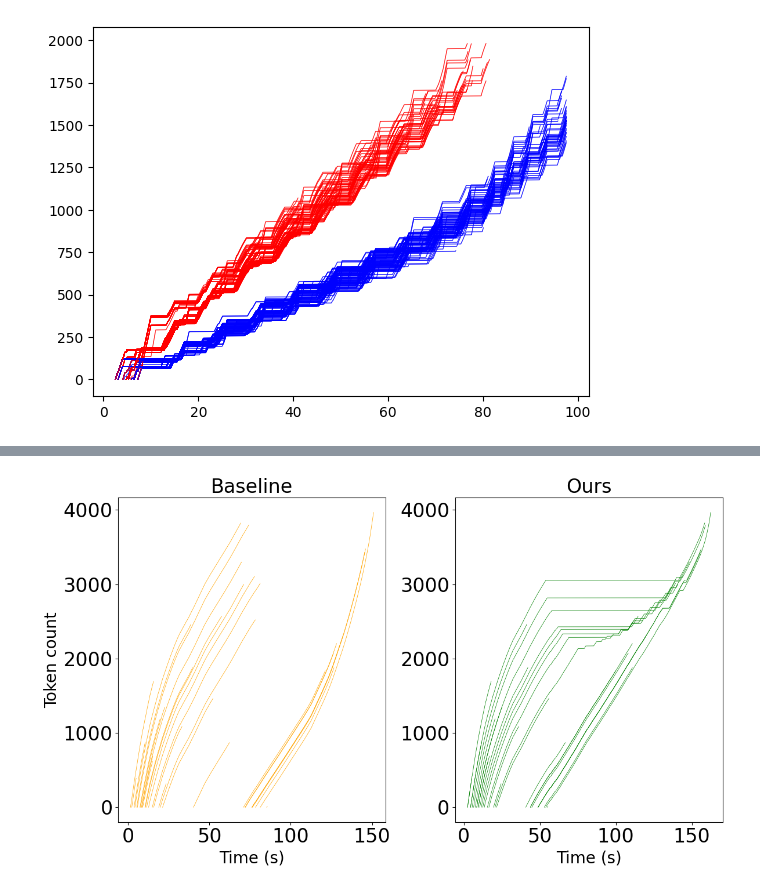
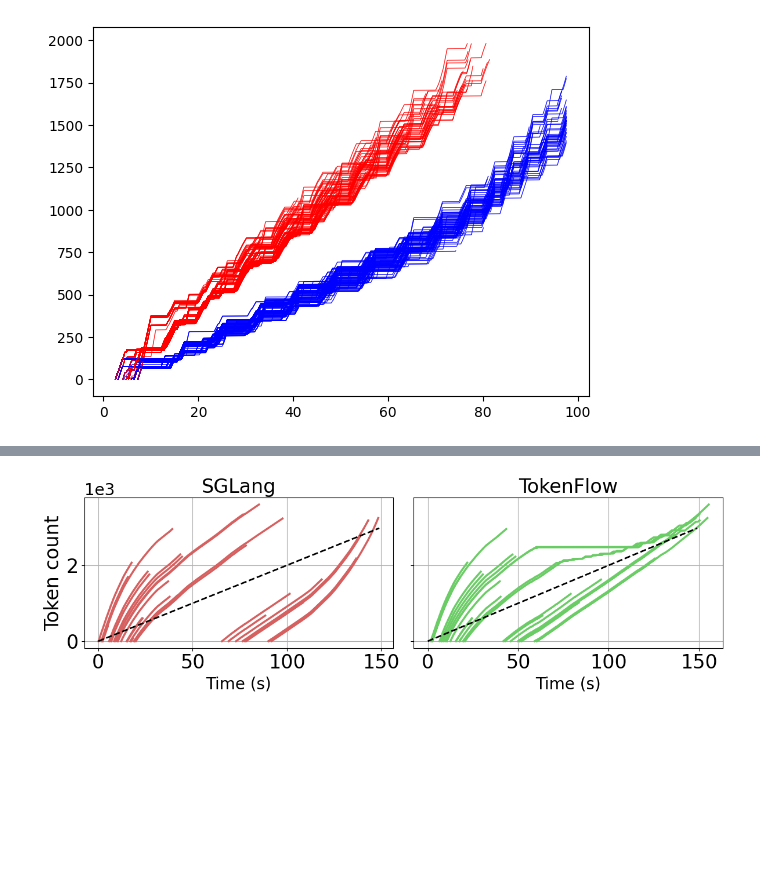
Before and after one commit to flyinglandlord/sglang, a Jupyter notebook: figures/figures.ipynb, the cells around one changed output, grey strips where cells are left out. Saved outputs shown, nothing was run; the diff lists cells and outputs as text; code cells hidden in the pictures; blank space fills up the shorter version.

```diff
--- a/figures/figures.ipynb
+++ b/figures/figures.ipynb
@@ -451,8 +493,13 @@ with open('../exp_result/benchmark_result_custom_poisson300_rate5_512_4096.pkl',
 
 sample_ids = random.sample(range(0, 100), 20)  + random.sample(range(200, 300), 10)
 # sample_ids = list(range(0, 300))
+palette = sns.color_palette("muted", 5)
 
-fig, axs = plt.subplots(1, 2, figsize=(12, 7))  # Slightly smaller figure
+fig, axs = plt.subplots(1, 2, figsize=(12, 4))  # Slightly smaller figure
+axs[0].grid()
+axs[1].grid()
+std = list(range(0, 150))
+std_y = [x * 20 for x in std]
 
 output = outputs_baseline[30]
 cum_itl = [i for i in range(50)]
@@ -466,43 +513,50 @@ for i in sample_ids:
     cum_itl = [0] + np.cumsum(output.itl)
     token_num = list(range(0, len(cum_itl)))
     if output.output_speed < 30:
-        axs[0].plot((output.request_time - min_request_time) + output.ttft + cum_itl, token_num, color='orange', linewidth=0.5)
+        axs[0].plot((output.request_time - min_request_time) + output.ttft + cum_itl, token_num, color=palette[3], linewidth=2.5)
     else:
-        axs[0].plot((output.request_time - min_request_time) + output.ttft + cum_itl, token_num, color='red', linewidth=0.5)
+        axs[0].plot((output.request_time - min_request_time) + output.ttft + cum_itl, token_num, color='red', linewidth=2.5)
 axs[0].tick_params(axis='both', labelsize=24)
-axs[0].set_title('Baseline', fontsize=24)
+axs[0].plot(std, std_y, color='black', linestyle='--',linewidth=2)
+axs[0].set_title('SGLang', fontsize=24)
+axs[0].ticklabel_format(style='sci', axis='y', scilimits=(0, 0))
+axs[0].yaxis.get_offset_text().set(size=20)
 
 output = outputs[30]
 cum_itl = [i for i in range(50)]
 token_num = list(range(0, len(cum_itl)))
 min_request_time = outputs[0].request_time
 for i in range(len(outputs)):
     min_request_time = min(min_request_time, outputs[i].request_time)
 
 for i in sample_ids:
     output = outputs[i]
     cum_itl = [0] + np.cumsum(output.itl)
     token_num = list(range(0, len(cum_itl)))
     if output.output_speed < 30:
-        axs[1].plot((output.request_time - min_request_time) + output.ttft + cum_itl, token_num, color='green', linewidth=0.5)
+        axs[1].plot((output.request_time - min_request_time) + output.ttft + cum_itl, token_num, color=palette[2], linewidth=2.5)
     else:
-        axs[1].plot((output.request_time - min_request_time) + output.ttft + cum_itl, token_num, color='red', linewidth=0.5)
+        axs[1].plot((output.request_time - min_request_time) + output.ttft + cum_itl, token_num, color='red', linewidth=2.5)
+
+
+axs[1].plot(std, std_y, color='black', linestyle='--',linewidth=2)
 axs[1].tick_params(axis='both', labelsize=24)
-axs[1].set_title('Ours', fontsize=24)
+axs[1].set_title('TokenFlow', fontsize=24)
+axs[1].ticklabel_format(style='sci', axis='y', scilimits=(0, 0))
+axs[1].yaxis.get_offset_text().set(size=20)
 # axs[1].set_xlabel('Time (s)', fontsize=20)
 # axs[1].set_ylabel('Token count', fontsize=20)
 # 统一横轴标签
 for i, ax in enumerate(axs):
     ax.set_xlabel('Time (s)', fontsize=20)
     if i != 0:
-        #ax.tick_params(labelleft=False)
-        pass
+        ax.tick_params(labelleft=False)
     else:
-        ax.set_ylabel('Token count', fontsize=20)
+        ax.set_ylabel('Token count', fontsize=24)
 
 plt.tight_layout()
 pdf_path = "./6-token-generation-timeline.pdf"
 plt.savefig(pdf_path, dpi=400)
 plt.show()
 # %% [output]
-[figure, old version]
+[figure, new version]
```
Also changed, not shown: parts of 8 cells of this notebook, 9 other files.
